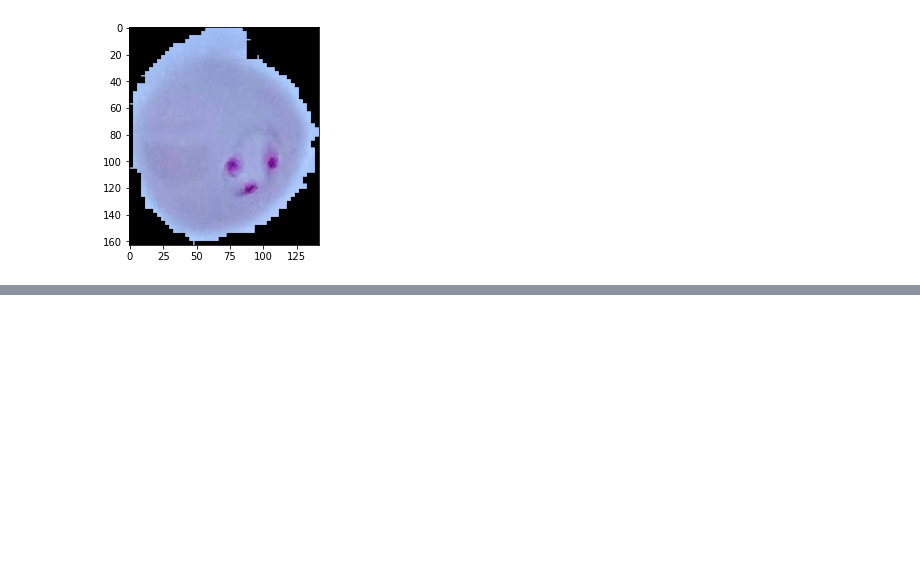
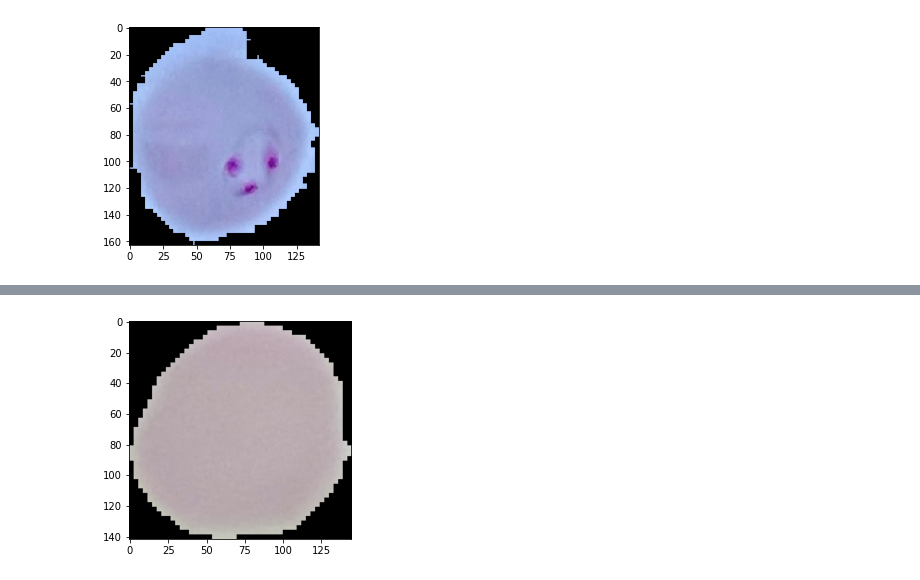
Before and after one commit to bikramb98/malaria_classification, a Jupyter notebook: notebook.ipynb, the cells around one changed output, grey strips where cells are left out. Cells and saved outputs as stored; diff of their text form; code cells hidden in the pictures; blank space fills up the shorter version.

```diff
--- a/notebook.ipynb
+++ b/notebook.ipynb
@@ -61,6 +84,8 @@ np.save('/content/drive/MyDrive/cell_images_uz/X_array.npy', X_array)
 # %%
 np.save('/content/drive/MyDrive/cell_images_uz/y_array.npy', y_array)
 # %%
-new_img = X_array[10000]
+new_img = X_array[1]
 plt.imshow(new_img)
 plt.show()
+# %% [output]
+[figure, added]
```
Also changed, not shown: parts of 11 cells of this notebook.
